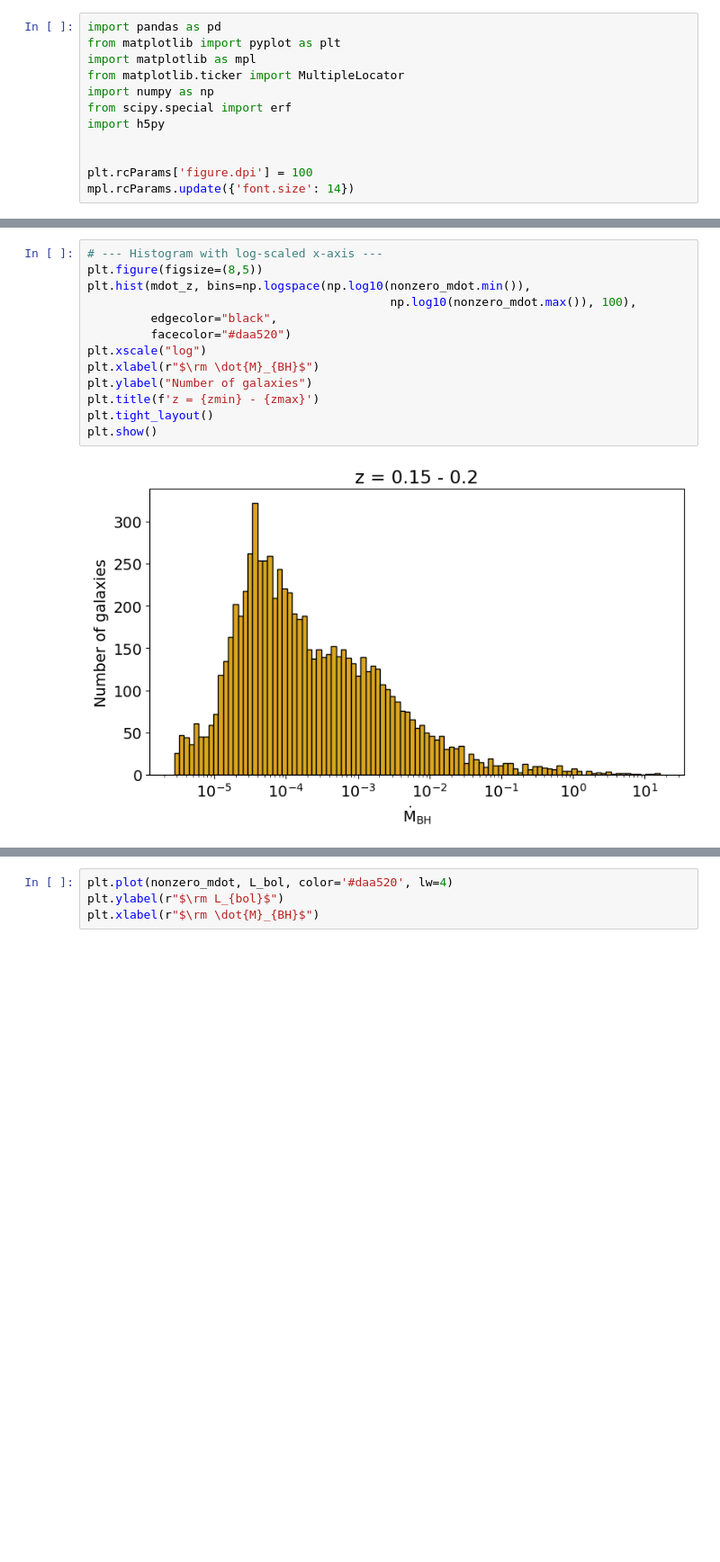
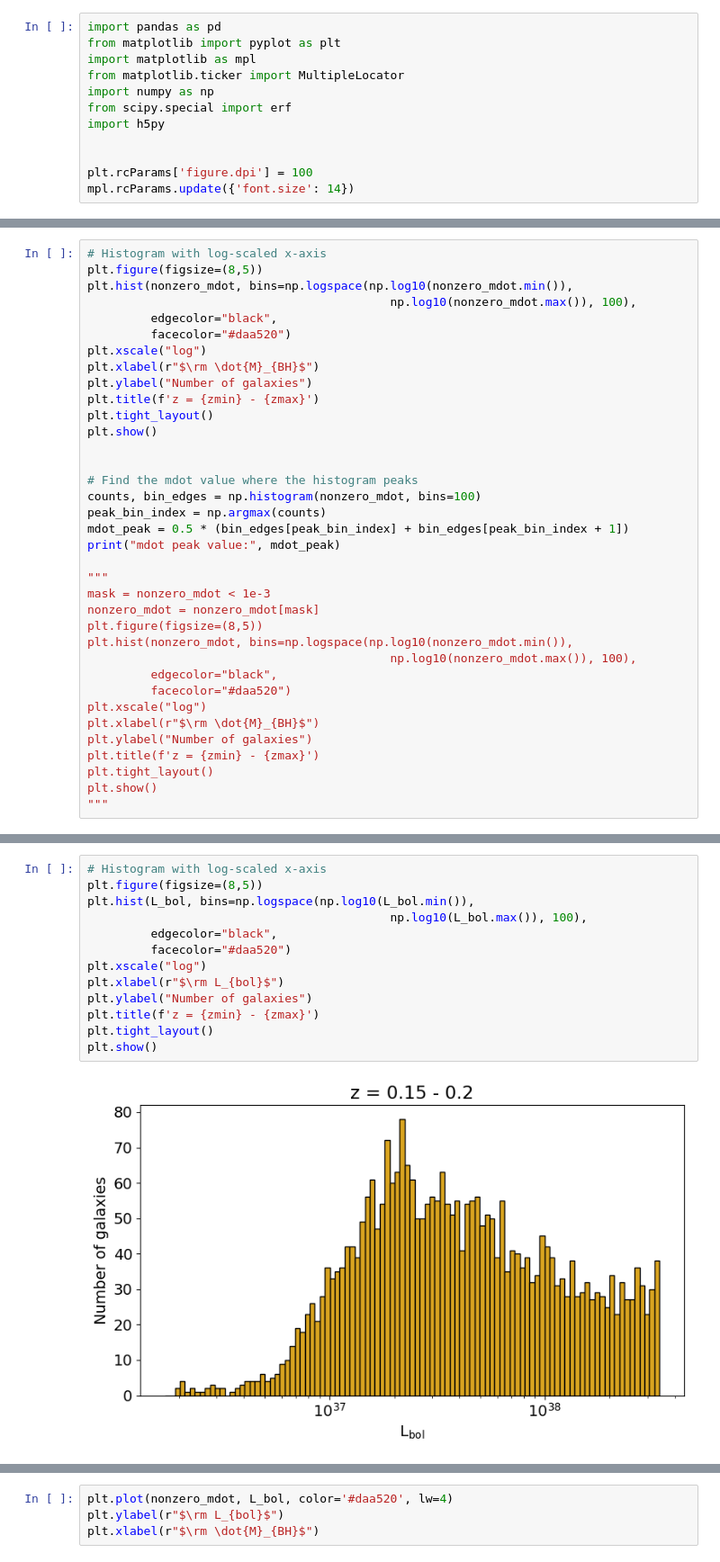
Before and after one commit to sophie-newman/cca-predoc, a Jupyter notebook: bolometric_corrections.ipynb, the cells around one changed output, grey strips where cells are left out. Shown: that part at 90% size. Drawn from its saved outputs; the diff is of its cells as text; blank space fills up the shorter version.

```diff
--- a/bolometric_corrections.ipynb
+++ b/bolometric_corrections.ipynb
@@ -123 +130,37 @@ Min: 2.75062e-06
 Max: 16.2607
+# %%
+# Histogram with log-scaled x-axis
+plt.figure(figsize=(8,5))
+plt.hist(nonzero_mdot, bins=np.logspace(np.log10(nonzero_mdot.min()),
+                                           np.log10(nonzero_mdot.max()), 100),
+         edgecolor="black",
+         facecolor="#daa520")
+plt.xscale("log")
+plt.xlabel(r"$\rm \dot{M}_{BH}$")
+plt.ylabel("Number of galaxies")
+plt.title(f'z = {zmin} - {zmax}')
+plt.tight_layout()
+plt.show()
+
+
+# Find the mdot value where the histogram peaks
+counts, bin_edges = np.histogram(nonzero_mdot, bins=100)
+peak_bin_index = np.argmax(counts)
+mdot_peak = 0.5 * (bin_edges[peak_bin_index] + bin_edges[peak_bin_index + 1])
+print("mdot peak value:", mdot_peak)
+
+"""
+mask = nonzero_mdot < 1e-3
+nonzero_mdot = nonzero_mdot[mask]
+plt.figure(figsize=(8,5))
+plt.hist(nonzero_mdot, bins=np.logspace(np.log10(nonzero_mdot.min()),
+                                           np.log10(nonzero_mdot.max()), 100),
+         edgecolor="black",
+         facecolor="#daa520")
+plt.xscale("log")
+plt.xlabel(r"$\rm \dot{M}_{BH}$")
+plt.ylabel("Number of galaxies")
+plt.title(f'z = {zmin} - {zmax}')
+plt.tight_layout()
+plt.show()
+"""
@@ -124,15 +194,15 @@ Max: 16.2607
 # %%
-# --- Histogram with log-scaled x-axis ---
+# Histogram with log-scaled x-axis
 plt.figure(figsize=(8,5))
-plt.hist(mdot_z, bins=np.logspace(np.log10(nonzero_mdot.min()),
-                                           np.log10(nonzero_mdot.max()), 100),
+plt.hist(L_bol, bins=np.logspace(np.log10(L_bol.min()),
+                                           np.log10(L_bol.max()), 100),
          edgecolor="black",
          facecolor="#daa520")
 plt.xscale("log")
-plt.xlabel(r"$\rm \dot{M}_{BH}$")
+plt.xlabel(r"$\rm L_{bol}$")
 plt.ylabel("Number of galaxies")
 plt.title(f'z = {zmin} - {zmax}')
 plt.tight_layout()
 plt.show()
 # %% [output]
-[figure, old version]
+[figure, new version]
```
Also changed, not shown: parts of 13 cells of this notebook.
